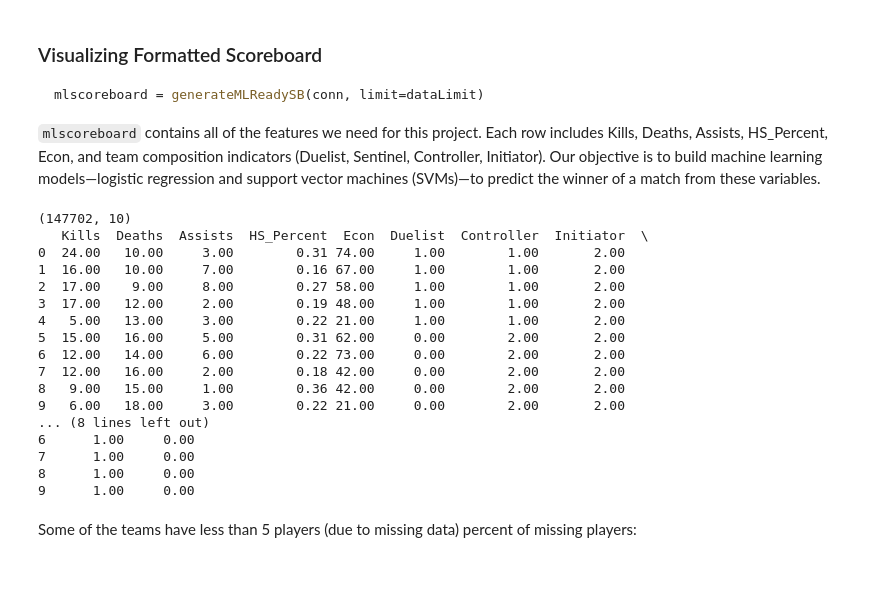
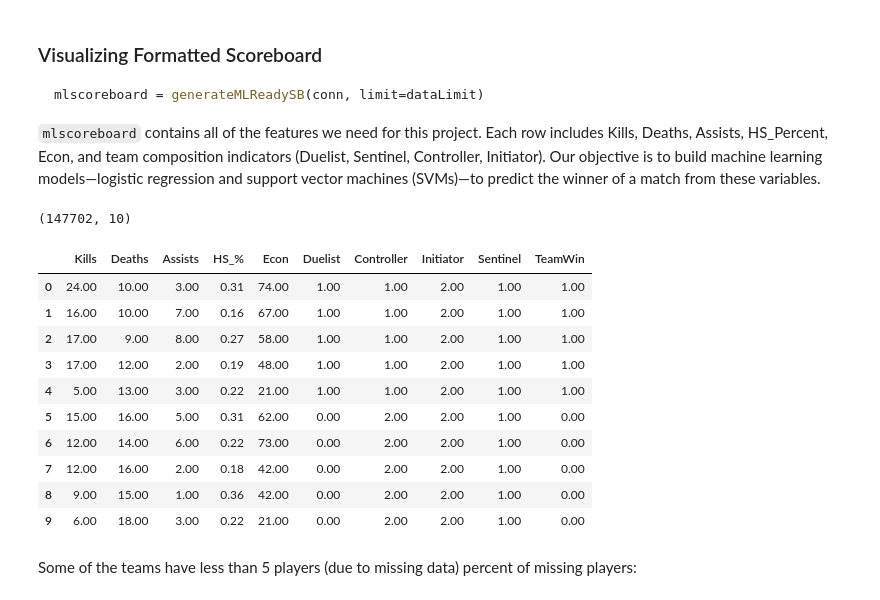
Before and after one commit to RosyTCosy/CS345-Final-Project, a Jupyter notebook: final_project.ipynb, the cells around one changed output. Cells and saved outputs as stored; diff of their text form; code cells hidden in the pictures; blank space fills up the shorter version.

```diff
--- a/final_project.ipynb
+++ b/final_project.ipynb
@@ -164,30 +164,25 @@ mlscoreboard = generateMLReadySB(conn, limit=dataLimit)
 # %%
 dataLimit = None
 
 mlscoreboard = generateMLReadySB(conn, limit=dataLimit)
 print(mlscoreboard.shape)
 
 df = pd.DataFrame(mlscoreboard, columns=[
-    "Kills", "Deaths", "Assists", "HS_Percent", "Econ","Duelist", "Controller", "Initiator", "Sentinel","TeamWin"])
-print(df.head(10))
+    "Kills", "Deaths", "Assists", "HS_%", "Econ","Duelist", "Controller", "Initiator", "Sentinel","TeamWin"])
+display(df.head(10))
 # %% [output]
 (147702, 10)
-   Kills  Deaths  Assists  HS_Percent  Econ  Duelist  Controller  Initiator  \
-0  24.00   10.00     3.00        0.31 74.00     1.00        1.00       2.00
-1  16.00   10.00     7.00        0.16 67.00     1.00        1.00       2.00
-2  17.00    9.00     8.00        0.27 58.00     1.00        1.00       2.00
-3  17.00   12.00     2.00        0.19 48.00     1.00        1.00       2.00
-4   5.00   13.00     3.00        0.22 21.00     1.00        1.00       2.00
-5  15.00   16.00     5.00        0.31 62.00     0.00        2.00       2.00
-6  12.00   14.00     6.00        0.22 73.00     0.00        2.00       2.00
-7  12.00   16.00     2.00        0.18 42.00     0.00        2.00       2.00
-8   9.00   15.00     1.00        0.36 42.00     0.00        2.00       2.00
-9   6.00   18.00     3.00        0.22 21.00     0.00        2.00       2.00
-... (8 lines left out)
-6      1.00     0.00
-7      1.00     0.00
-8      1.00     0.00
-9      1.00     0.00
+|  | Kills | Deaths | Assists | HS_% | Econ | Duelist | Controller | Initiator | Sentinel | TeamWin |
+| 0 | 24.00 | 10.00 | 3.00 | 0.31 | 74.00 | 1.00 | 1.00 | 2.00 | 1.00 | 1.00 |
+| 1 | 16.00 | 10.00 | 7.00 | 0.16 | 67.00 | 1.00 | 1.00 | 2.00 | 1.00 | 1.00 |
+| 2 | 17.00 | 9.00 | 8.00 | 0.27 | 58.00 | 1.00 | 1.00 | 2.00 | 1.00 | 1.00 |
+| 3 | 17.00 | 12.00 | 2.00 | 0.19 | 48.00 | 1.00 | 1.00 | 2.00 | 1.00 | 1.00 |
+| 4 | 5.00 | 13.00 | 3.00 | 0.22 | 21.00 | 1.00 | 1.00 | 2.00 | 1.00 | 1.00 |
+| 5 | 15.00 | 16.00 | 5.00 | 0.31 | 62.00 | 0.00 | 2.00 | 2.00 | 1.00 | 0.00 |
+| 6 | 12.00 | 14.00 | 6.00 | 0.22 | 73.00 | 0.00 | 2.00 | 2.00 | 1.00 | 0.00 |
+| 7 | 12.00 | 16.00 | 2.00 | 0.18 | 42.00 | 0.00 | 2.00 | 2.00 | 1.00 | 0.00 |
+| 8 | 9.00 | 15.00 | 1.00 | 0.36 | 42.00 | 0.00 | 2.00 | 2.00 | 1.00 | 0.00 |
+| 9 | 6.00 | 18.00 | 3.00 | 0.22 | 21.00 | 0.00 | 2.00 | 2.00 | 1.00 | 0.00 |
 # %% [markdown]
 Some of the teams have less than 5 players (due to missing data) percent of missing players:
 # %%
```
Also changed, not shown: parts of 17 cells of this notebook.
